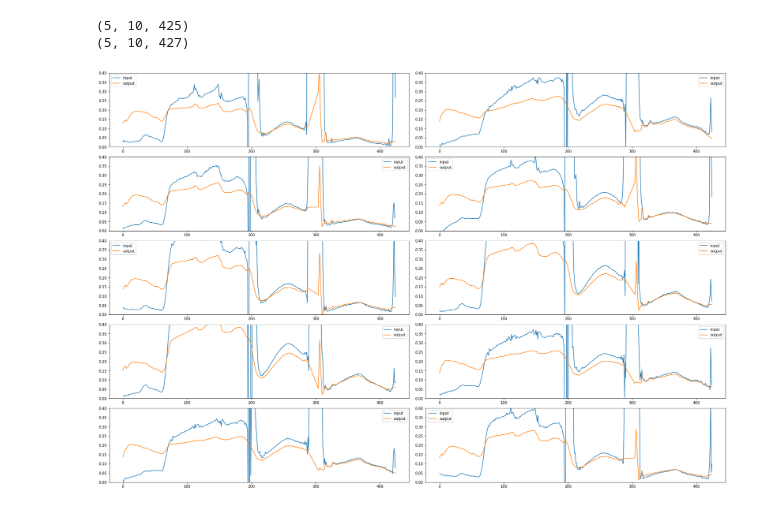
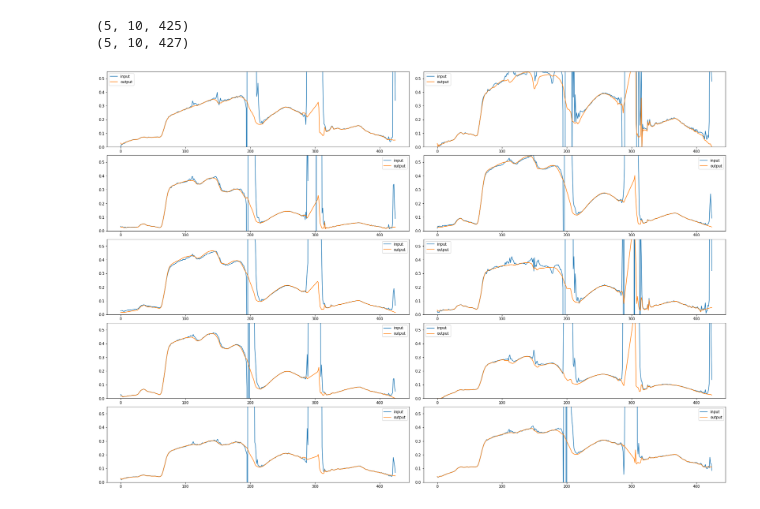
Before and after one commit to varunpatro1/OE-Reproducibility, a Jupyter notebook: ISOFIT/CL_2.ipynb, the cells around one changed output. Saved outputs shown, nothing was run; the diff lists cells and outputs as text; code cells hidden in the pictures.

```diff
--- a/ISOFIT/CL_2.ipynb
+++ b/ISOFIT/CL_2.ipynb
@@ -42,8 +42,8 @@ def add_RT_parameters(multi_set_spectra:np.array)-> np.array:
     AOT = np.array(AOT)[:,None]
 
     for i in range(multi_set_spectra.shape[0]):
-        augmented = np.concatenate((multi_set_spectra[i], H2O), axis = 1)
-        augmented = np.concatenate((augmented, AOT), axis = 1)
+        augmented = np.concatenate((multi_set_spectra[i], AOT), axis = 1)
+        augmented = np.concatenate((augmented, H2O), axis = 1)
         augmented_set.append(augmented)
 
     augmented_set = np.array(augmented_set)
@@ -66,8 +66,8 @@ def run_ISOFIT(input_reflectance: np.array) -> np.array:
 
     # adding in Radiative Transfer Parameters
     #x = np.loadtxt("C:\\Users\\vpatro\\Desktop\\avirisng_input.txt")
+    input_reflectance = np.append(input_reflectance,0.05)
     input_reflectance = np.append(input_reflectance,1.75)
-    input_reflectance = np.append(input_reflectance,0.05)
 
     radiance_measurement = fm.calc_rdn(input_reflectance,geom)
     OE_estimation = inv.invert(radiance_measurement, geom)[-1]
@@ -85,27 +85,28 @@ print(augmented_sets.shape)
 # %%
 fig, axs = plt.subplots(nrows = 5, ncols = 2, figsize = (24,16), constrained_layout = True)
 l2norms = []
 residuals = []
 count = 0
 row = 0
 col = 0
 for i in range(10):
     if col == 2:
         row +=1
         col = 0
-    input_vec = augmented_sets[0][i]
+    augmented_vec = augmented_sets[0][i].copy()
+    input_vec = augmented_sets[0][i][:425].copy()
     OE_estimation = run_ISOFIT(input_vec)
-    l2norm = np.linalg.norm(input_vec - OE_estimation)
+    l2norm = np.linalg.norm(augmented_vec - OE_estimation)
     l2norms.append(l2norm)
-    residual = input_vec-OE_estimation
+    residual = augmented_vec-OE_estimation
     residuals.append(residual)
     axs[row,col].plot(input_vec[:425], label = 'input')
     axs[row,col].plot(OE_estimation[:425], label = 'output')
     axs[row,col].legend()
-    axs[row,col].set_ylim(0,0.4)
+    axs[row,col].set_ylim(0,0.55)
     col+= 1
 # %% [output]
-[figure, old version]
+[figure, new version]
 # %%
 residuals = np.array(residuals)
 res_cov = residuals[:,:425].copy()
```
Also changed, not shown: parts of 2 cells of this notebook, 4 other files.
